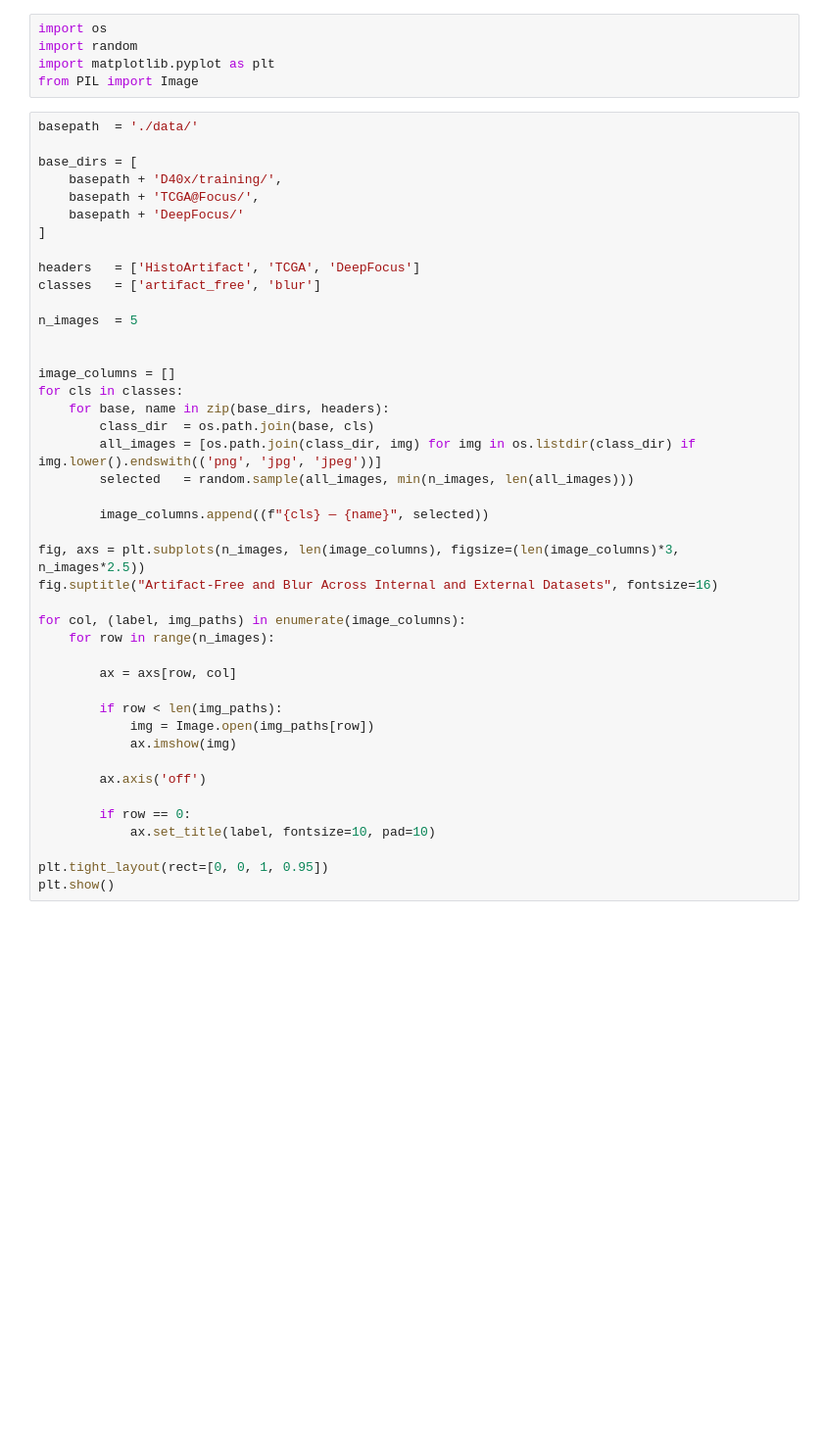
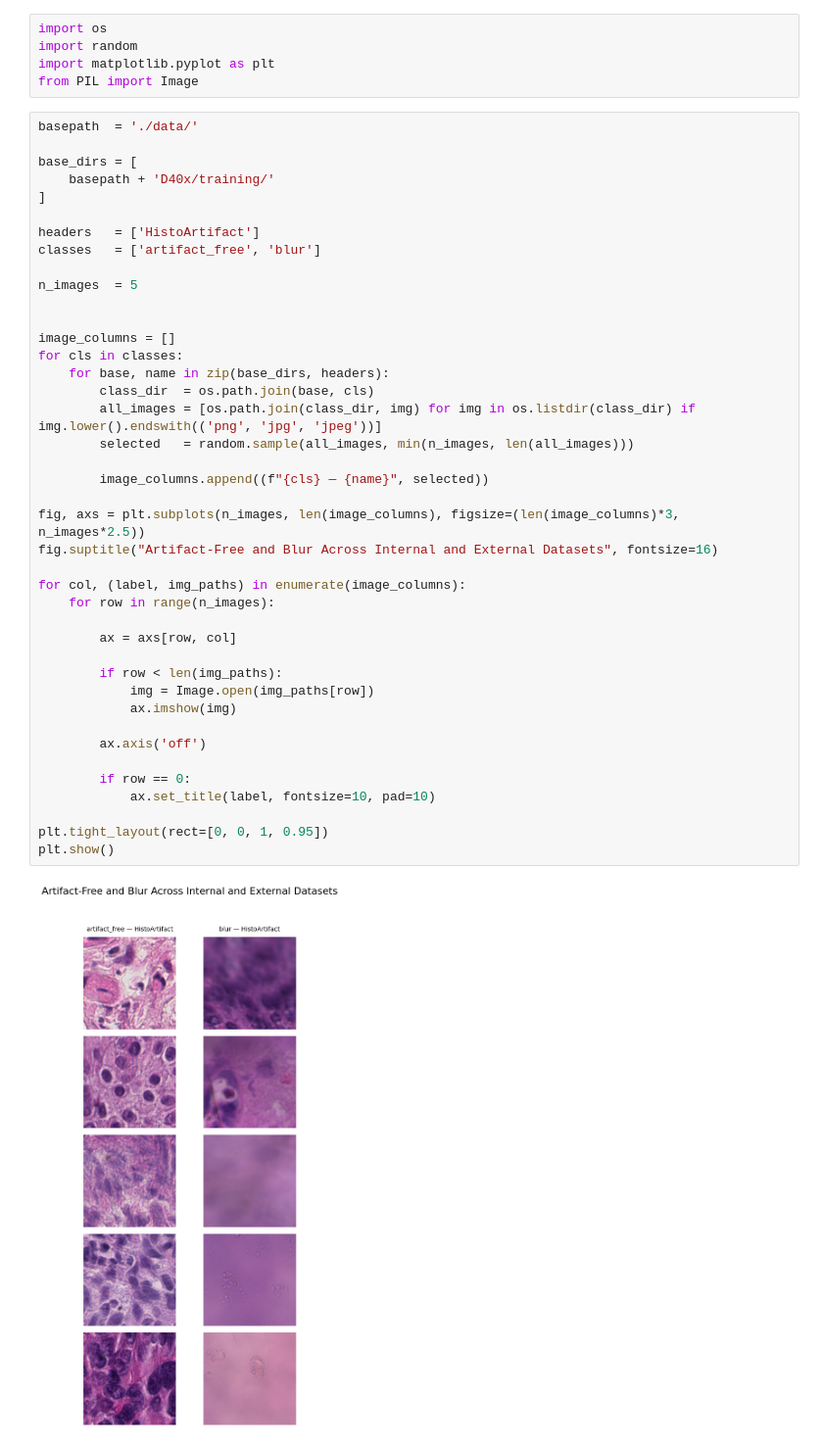
Before and after one commit to DIDSR/HistoART, a Jupyter notebook: investigation.ipynb, the cells around one changed output. Shown at 98% size. Saved outputs shown, nothing was run; the diff lists cells and outputs as text; blank space fills up the shorter version.

```diff
--- a/investigation.ipynb
+++ b/investigation.ipynb
@@ -7,42 +7,42 @@ from PIL import Image
 basepath  = './data/'
 
 base_dirs = [
-    basepath + 'D40x/training/',
-    basepath + 'TCGA@Focus/',
-    basepath + 'DeepFocus/'
+    basepath + 'D40x/training/'
 ]
 
-headers   = ['HistoArtifact', 'TCGA', 'DeepFocus']
+headers   = ['HistoArtifact']
 classes   = ['artifact_free', 'blur']
 
 n_images  = 5
 
 
 image_columns = []
 for cls in classes:
     for base, name in zip(base_dirs, headers):
         class_dir  = os.path.join(base, cls)
         all_images = [os.path.join(class_dir, img) for img in os.listdir(class_dir) if img.lower().endswith(('png', 'jpg', 'jpeg'))]
         selected   = random.sample(all_images, min(n_images, len(all_images)))
 
         image_columns.append((f"{cls} — {name}", selected))
 
 fig, axs = plt.subplots(n_images, len(image_columns), figsize=(len(image_columns)*3, n_images*2.5))
 fig.suptitle("Artifact-Free and Blur Across Internal and External Datasets", fontsize=16)
 
 for col, (label, img_paths) in enumerate(image_columns):
     for row in range(n_images):
 
         ax = axs[row, col]
 
         if row < len(img_paths):
             img = Image.open(img_paths[row])
             ax.imshow(img)
 
         ax.axis('off')
 
         if row == 0:
             ax.set_title(label, fontsize=10, pad=10)
 
 plt.tight_layout(rect=[0, 0, 1, 0.95])
 plt.show()
+# %% [output]
+[figure, added]
```
Also changed, not shown: 3 other files.
